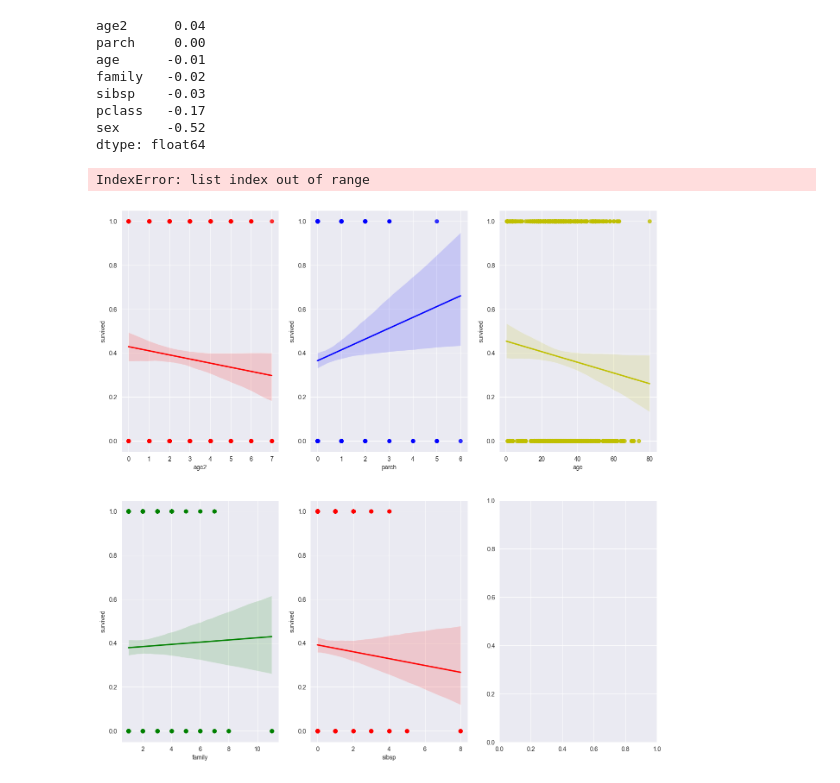
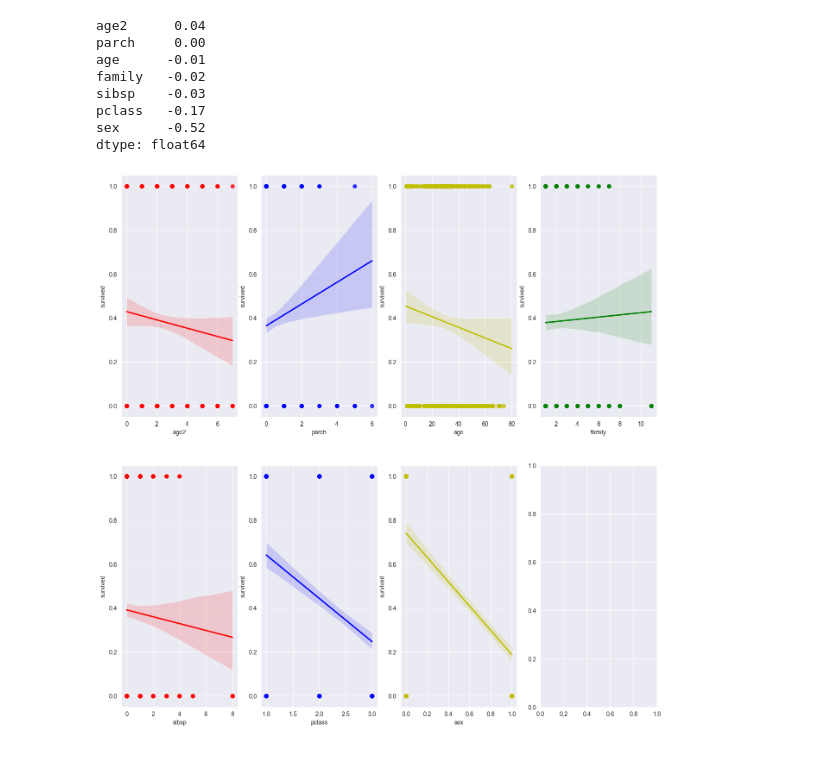
Before and after one commit to Ihan0316/Bigdata_Visualization_my, a Jupyter notebook: ch4-회귀분석/mini1-titanic.ipynb, the cells around one changed output. Drawn from its saved outputs; the diff is of its cells as text; code cells hidden in the pictures.

```diff
--- a/ch4-회귀분석/mini1-titanic.ipynb
+++ b/ch4-회귀분석/mini1-titanic.ipynb
@@ -104,24 +104,23 @@ dtype: float64
 # %%
 # 학습된 모델을 통해서, 예측값도 구하고, 실제값과 비교도하고, MSE R^2 , 평가 지표
 # 학습된 모델의 예측값, 실제값과 얼마나 일치하는 지를 조사.
 # 시각화
 import matplotlib.pyplot as plt
 import seaborn as sns
 
 # 이미지들을 , 2 x 3 , 표 형태로 나타내기.
-fig, axs = plt.subplots(figsize = (16,16), ncols = 3, nrows = 2)
+fig, axs = plt.subplots(figsize = (16,16), ncols = 4, nrows = 2)
 
 x_features = ["age2", "parch", "age", "family", "sibsp", "pclass", "sex"]
 
 # 그래프의 색상 옵션
-plot_color = ["r","b", "y", "g", "r"]
+plot_color = ["r","b","y","g","r","b","y"]
 
 for i, feature in enumerate(x_features):
   # 몫 -> 2개 행으로
-  row = int(i/3)
+  row = int(i/4)
   # 나머지 -> 0,1,2 반복
-  col = i % 3
+  col = i % 4
   sns.regplot(x = feature, y="survived", data = data_df, ax = axs[row][col], color = plot_color[i])
 # %% [output]
-IndexError: list index out of range
-[figure, old version]
+[figure, new version]
```
